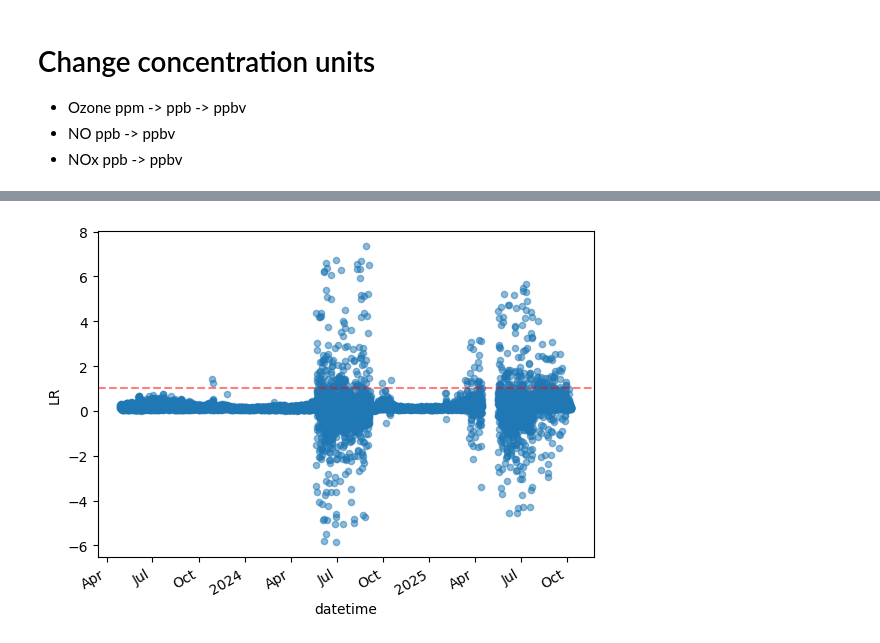
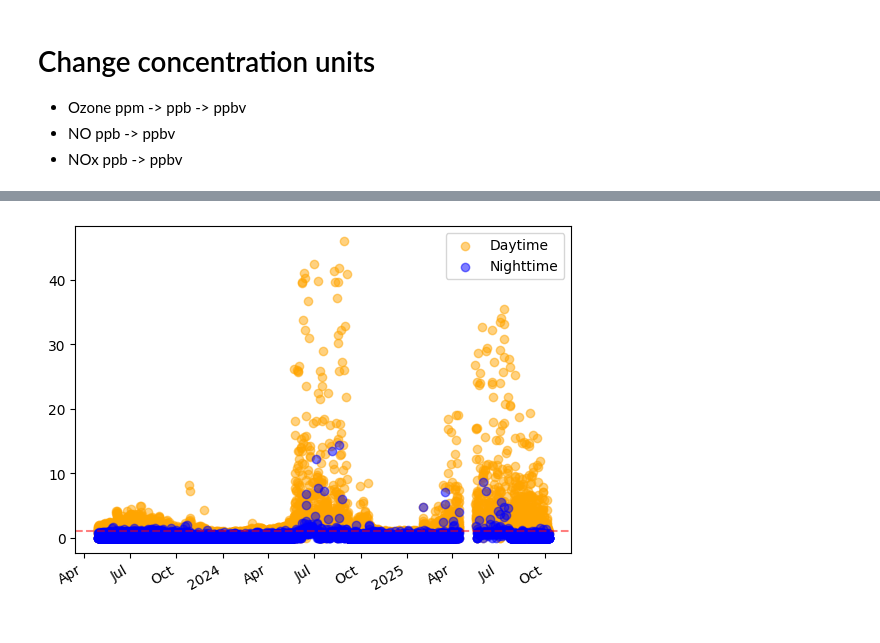
Before and after one commit to isaa-sudweeks/leighton-relationship, a Jupyter notebook: Leighton_Relationship_Calculator.ipynb, the cells around one changed output, grey strips where cells are left out. Saved outputs shown, nothing was run; the diff lists cells and outputs as text; code cells hidden in the pictures.

Commit message:
feat: Refine Synoptic data processing with hourly resampling and `merge_asof`, improve datetime handling, and update notebook calculations for `NO` filtering, `f_T`, `J`, and mixing ratio conversions.

```diff
--- a/Leighton_Relationship_Calculator.ipynb
+++ b/Leighton_Relationship_Calculator.ipynb
@@ -16,7 +16,8 @@ UVdata.index = pd.to_datetime(UVdata.index, errors='coerce')
 data = data.merge(UVdata, left_index=True, right_index=True)
 
 data.rename(columns={'HW': 'UV'}, inplace=True)
-data['UV'].apply(lambda x: x if x > 0 else np.nan)
+#data['UV'] = data['UV'].where(data['UV'] > 0)
+data['NO'] = data['NO'].where(data['NO'] > 0)
 
 # Drop any rows with NaN values and filter for positive SR_Synoptic
 data.dropna(inplace=True)
@@ -41,10 +42,14 @@ data['Temp[K]'] = (data['Temp'] - 32) * 5/9 + 273.15
 A = 3.0e-12
 EoR = 1500
 data['K'] = A * np.exp(-EoR / (data['Temp[K]'])) #This unit seems to be cm**3 Molecules**-1 s**-1
+
+f298 = 1.07
+g = 130
+data['f_T'] = f298 * np.exp(g * (1/data['Temp[K]'] - 1/298.0))
 # %% [markdown]
 ## Calculating J
 # %%
-C=7.784e-5
+C=7.784e-5 * 5.3
 data['J']=C*data['UV']
 # %% [markdown]
 # Change concentration units
@@ -52,26 +57,42 @@ data['J']=C*data['UV']
 - NO ppb -> ppbv
 - NOx ppb -> ppbv
 # %%
-number = 2.46E10
-data['O3'] = data['O3'] * 1000 * number
-data['NO'] = data['NO'] * number
-data['NO2'] = data['NO2'] * number
+# Ideal gas number density (molecules/cm^3)
+kB = 1.380649e-23  # J/K
+P = 87000         # Pa (use actual pressure if you have it)
+T = data['Temp[K]']
+
+n_air = (P / (kB * T)) / 1e6  # molecules/cm^3
+
+# Convert mixing ratios to molecules/cm^3
+data['O3_mol_per_cm3']  = data['O3']  * 1e-6 * n_air   # ppm -> molecules/cm^3
+data['NO_mol_per_cm3']  = data['NO']  * 1e-9 * n_air   # ppb -> molecules/cm^3
+data['NO2_mol_per_cm3'] = data['NO2'] * 1e-9 * n_air   # ppb -> molecules/cm^3
 # %%
 import matplotlib.pyplot as plt
 import matplotlib.dates as mdates
 
-data['LR'] = (data['J']*data['NO2'])/(data['K']*data['O3']*data['NO'])
-data['LR'] = data['LR'].apply(lambda x: x if x >= -40 else np.nan)
-data['LR'] = data['LR'].apply(lambda x: x if x <= 40 else np.nan)
-data['LR'] = data['LR'].apply(lambda x: np.nan if x == 0 else x)
+data['LR'] = (data['J']*data['NO2_mol_per_cm3'])/(data['K']*data['O3_mol_per_cm3']*data['NO_mol_per_cm3'])
+# data['LR'] = data['LR'].apply(lambda x: x if x >= -40 else np.nan)
+# data['LR'] = data['LR'].apply(lambda x: x if x <= 40 else np.nan)
+#data['LR'] = data['LR'].apply(lambda x: np.nan if x == 0 else x)
+
+# data['LR'] = data['LR'].apply(lambda x: np.log(x))
 data.dropna(inplace=True)
 print(data['LR'])
 data.to_csv('data/Hawthorne/Leighton_Relationship_HW.csv')
 
 fig, ax = plt.subplots()
-data.reset_index().plot(kind='scatter', x='datetime', y='LR', alpha=0.5, ax=ax)
+
+daytime = data[data['SR_Synoptic'] > 5]
+nighttime = data[data['SR_Synoptic'] <= 5]
+
+ax.scatter(daytime.index, daytime['LR'], c='orange', alpha=0.5, label='Daytime')
+ax.scatter(nighttime.index, nighttime['LR'], c='blue', alpha=0.5, label='Nighttime')
+
+ax.legend()
 ax.axhline(y=1, color='r', linestyle='--', alpha=0.5)
-# data['LR'].plot(kind='hist', bins=100)
+
 
 
 
@@ -98 +119 @@ Name: LR, Length: 10020, dtype: float64
-[figure, old version]
+[figure, new version]
```
Also changed, not shown: parts of 8 cells of this notebook, 2 other files.
